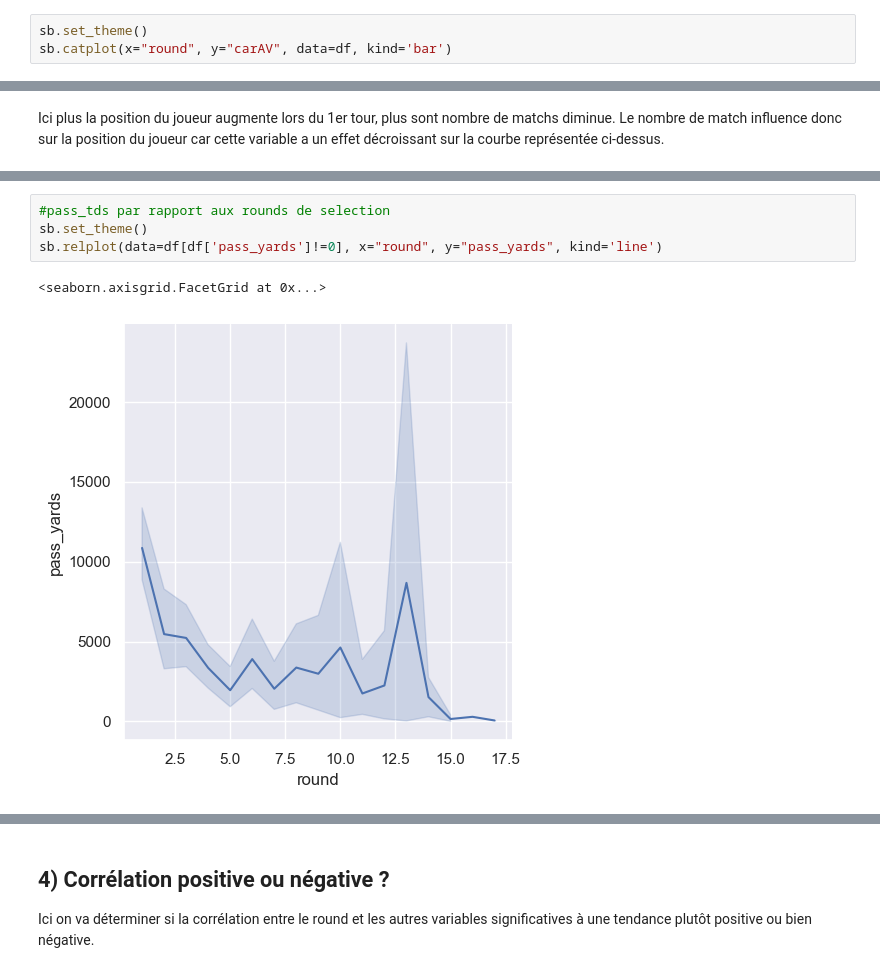
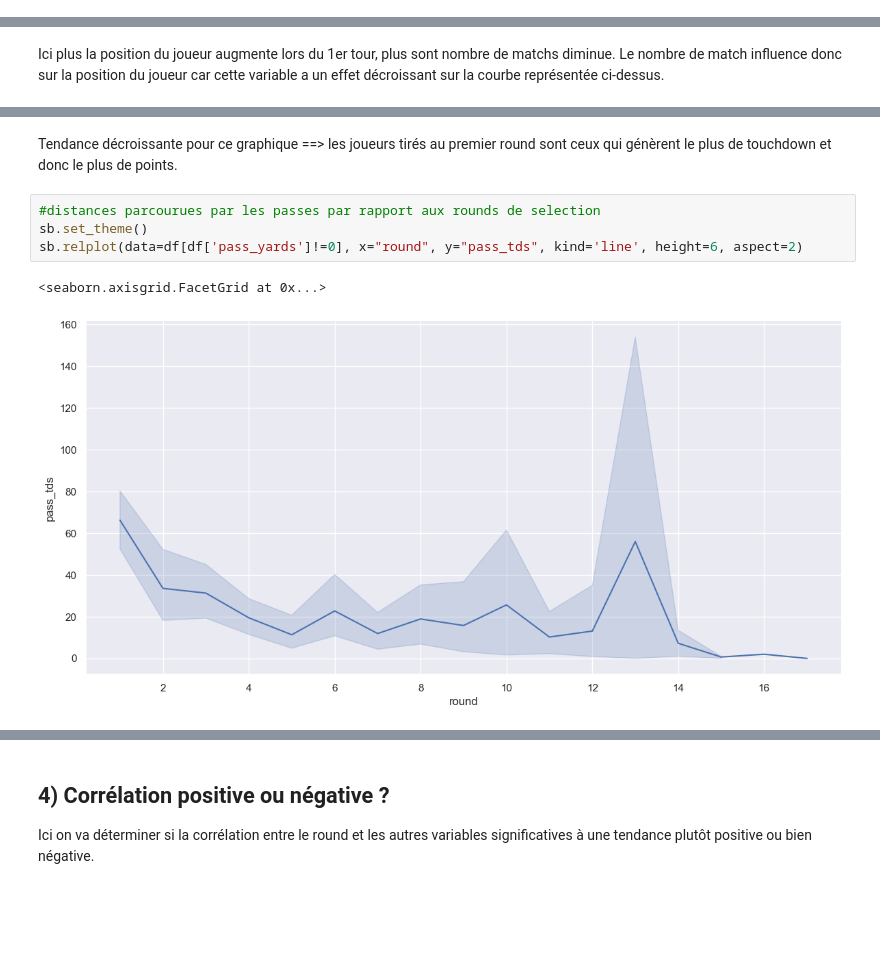
Before and after one commit to WinnMBG/ProjetAnalyseDeDonnees, a Jupyter notebook: ProjetDAWinn.ipynb, the cells around one changed output, grey strips where cells are left out. Cells and saved outputs as stored; diff of their text form; blank space fills up the shorter version.

```diff
--- a/ProjetDAWinn.ipynb
+++ b/ProjetDAWinn.ipynb
@@ -124,5 +132,2 @@ Donc le poste pourrait influer la position
 # %% [markdown]
 ## 3) Performances statistiques des joueurs
-# %%
-sb.set_theme()
-sb.catplot(x="round", y="carAV", data=df, kind='bar')
@@ -176,7 +180,9 @@ Le nombre de match influence donc sur la position du joueur car cette variable a
+# %% [markdown]
+Tendance décroissante pour ce graphique ==> les joueurs tirés au premier round sont ceux qui génèrent le plus de touchdown et donc le plus de points.
 # %%
-#pass_tds par rapport aux rounds de selection
+#distances parcourues par les passes par rapport aux rounds de selection
 sb.set_theme()
-sb.relplot(data=df[df['pass_yards']!=0], x="round", y="pass_yards", kind='line')
+sb.relplot(data=df[df['pass_yards']!=0], x="round", y="pass_tds", kind='line', height=6, aspect=2)
 # %% [output]
 <seaborn.axisgrid.FacetGrid at 0x...>
-[figure, old version]
+[figure, new version]
```
Also changed, not shown: parts of 18 cells of this notebook.
